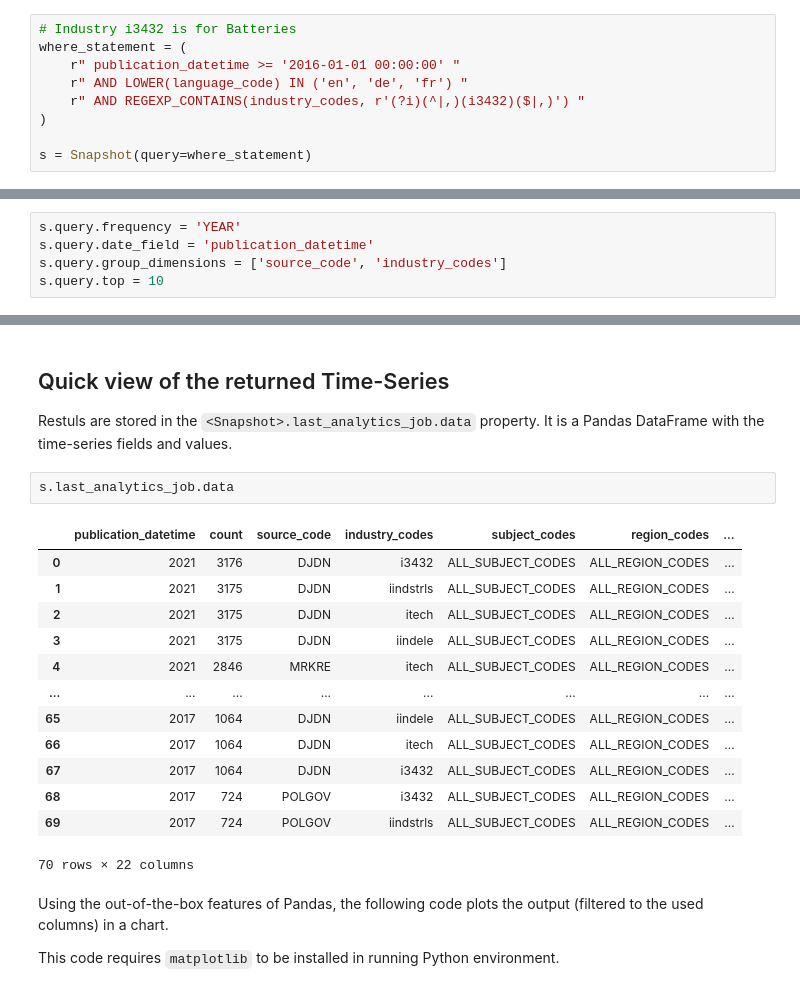
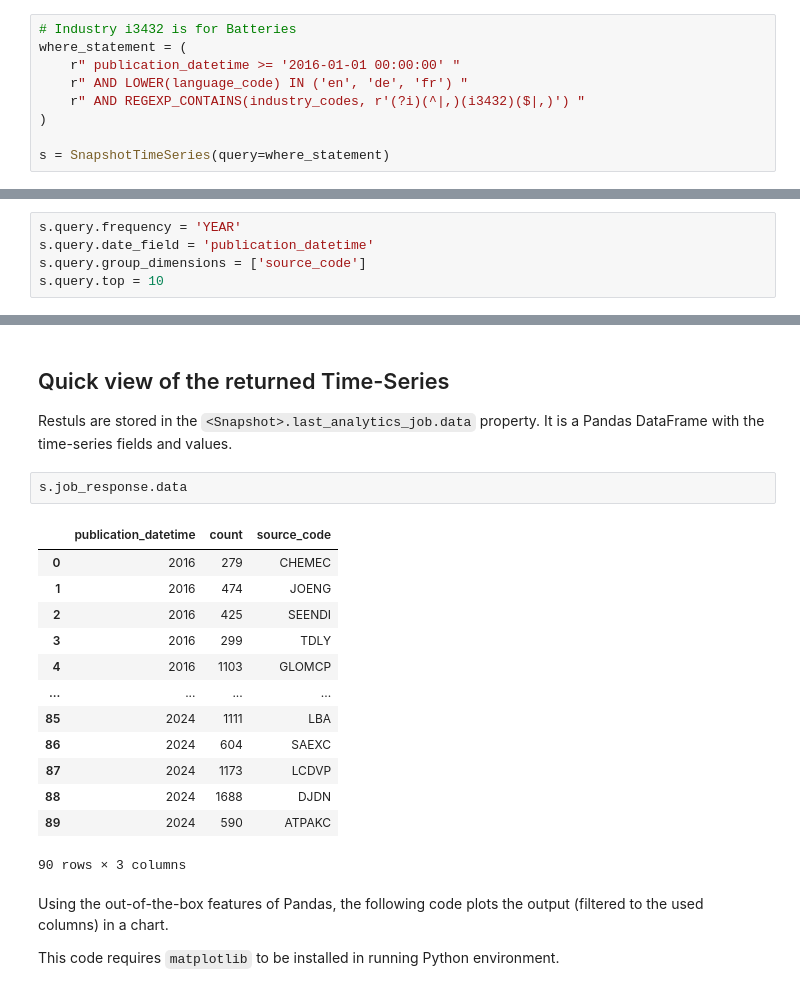
Before and after one commit to dowjones/factiva-sample-notebooks, a Jupyter notebook: 1.5_snapshot_analytics.ipynb, the cells around one changed output, grey strips where cells are left out. Saved outputs shown, nothing was run; the diff lists cells and outputs as text.

```diff
--- a/1.5_snapshot_analytics.ipynb
+++ b/1.5_snapshot_analytics.ipynb
@@ -32,7 +36,7 @@ where_statement = (
     r" AND REGEXP_CONTAINS(industry_codes, r'(?i)(^|,)(i3432)($|,)') "
 )
 
-s = Snapshot(query=where_statement)
+s = SnapshotTimeSeries(query=where_statement)
 # %% [markdown]
 ## Analytics Query Options
 
@@ -69,7 +73,7 @@ In the case of analytics, the query uses more parameters to group and summarise
 # %%
 s.query.frequency = 'YEAR'
 s.query.date_field = 'publication_datetime'
-s.query.group_dimensions = ['source_code', 'industry_codes']
+s.query.group_dimensions = ['source_code']
 s.query.top = 10
 # %% [markdown]
 ## Running the Analytics Operation
@@ -89,21 +93,21 @@ Wall time: 36.4 s
 ## Quick view of the returned Time-Series
 Restuls are stored in the `<Snapshot>.last_analytics_job.data` property. It is a Pandas DataFrame with the time-series fields and values.
 # %%
-s.last_analytics_job.data
+s.job_response.data
 # %% [output]
-|  | publication_datetime | count | source_code | industry_codes | subject_codes | region_codes | ... |
-| 0 | 2021 | 3176 | DJDN | i3432 | ALL_SUBJECT_CODES | ALL_REGION_CODES | ... |
-| 1 | 2021 | 3175 | DJDN | iindstrls | ALL_SUBJECT_CODES | ALL_REGION_CODES | ... |
-| 2 | 2021 | 3175 | DJDN | itech | ALL_SUBJECT_CODES | ALL_REGION_CODES | ... |
-| 3 | 2021 | 3175 | DJDN | iindele | ALL_SUBJECT_CODES | ALL_REGION_CODES | ... |
-| 4 | 2021 | 2846 | MRKRE | itech | ALL_SUBJECT_CODES | ALL_REGION_CODES | ... |
-| ... | ... | ... | ... | ... | ... | ... | ... |
-| 65 | 2017 | 1064 | DJDN | iindele | ALL_SUBJECT_CODES | ALL_REGION_CODES | ... |
-| 66 | 2017 | 1064 | DJDN | itech | ALL_SUBJECT_CODES | ALL_REGION_CODES | ... |
-| 67 | 2017 | 1064 | DJDN | i3432 | ALL_SUBJECT_CODES | ALL_REGION_CODES | ... |
-| 68 | 2017 | 724 | POLGOV | i3432 | ALL_SUBJECT_CODES | ALL_REGION_CODES | ... |
-| 69 | 2017 | 724 | POLGOV | iindstrls | ALL_SUBJECT_CODES | ALL_REGION_CODES | ... |
+|  | publication_datetime | count | source_code |
+| 0 | 2016 | 279 | CHEMEC |
+| 1 | 2016 | 474 | JOENG |
+| 2 | 2016 | 425 | SEENDI |
+| 3 | 2016 | 299 | TDLY |
+| 4 | 2016 | 1103 | GLOMCP |
+| ... | ... | ... | ... |
+| 85 | 2024 | 1111 | LBA |
+| 86 | 2024 | 604 | SAEXC |
+| 87 | 2024 | 1173 | LCDVP |
+| 88 | 2024 | 1688 | DJDN |
+| 89 | 2024 | 590 | ATPAKC |
-70 rows × 22 columns
+90 rows × 3 columns
 # %% [markdown]
 Using the out-of-the-box features of Pandas, the following code plots the output (filtered to the used columns) in a chart.
 
```
Also changed, not shown: parts of 7 cells of this notebook.
